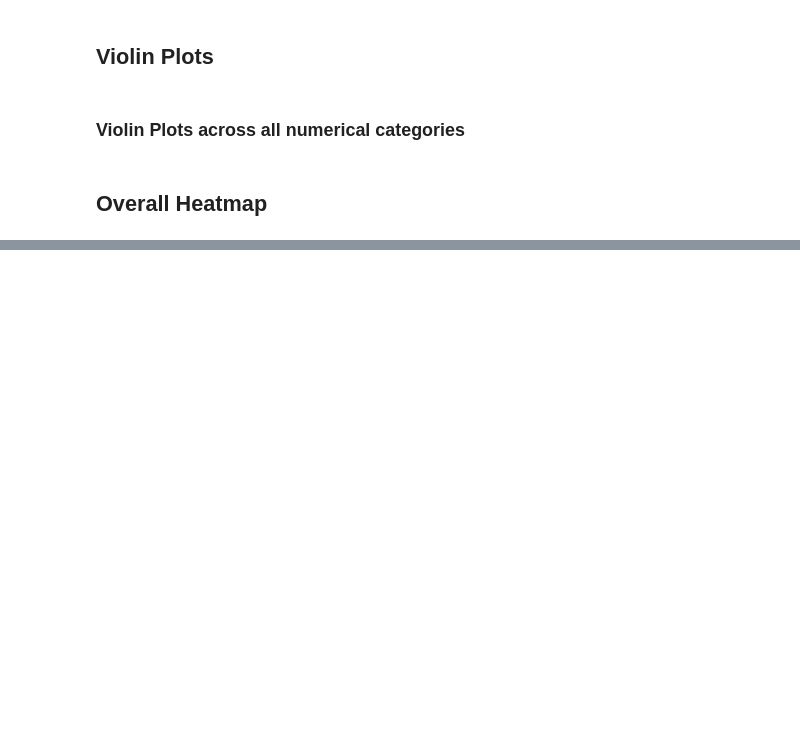
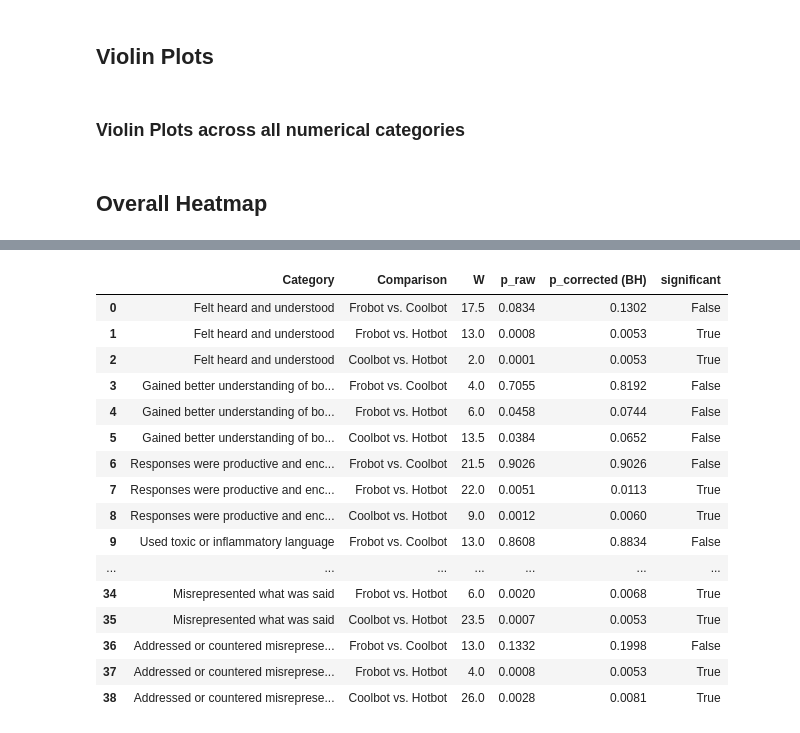
Before and after one commit to divilian/frozone, a Jupyter notebook: juypter_notebooks/data_analysis/experiment_results_414_vis.ipynb, the cells around one changed output, grey strips where cells are left out. Cells and saved outputs as stored; diff of their text form; code cells hidden in the pictures; blank space fills up the shorter version.

Commit message:
friedman + wilcoxon tests

```diff
--- a/juypter_notebooks/data_analysis/experiment_results_414_vis.ipynb
+++ b/juypter_notebooks/data_analysis/experiment_results_414_vis.ipynb
@@ -181,0 +223,48 @@ plt.show()
+# %%
+from scipy.stats import wilcoxon
+
+# --- All 39 pairwise Wilcoxon signed-rank tests ---
+pairwise_records = []
+for category, label in zip(VALID_VIOLIN_CATEGORIES, SHORT_LABELS):
+    for (bot1, field1), (bot2, field2) in itertools.combinations(BOTS, 2):
+        col1 = category.replace("[Field-Name]", f"[Field-{field1}]")
+        col2 = category.replace("[Field-Name]", f"[Field-{field2}]")
+        paired = results_data[[col1, col2]].dropna()
+        x, y = paired[col1].values, paired[col2].values
+        if (x == y).all():
+            stat, p = np.nan, 1.0
+        else:
+            stat, p = wilcoxon(x, y)
+        pairwise_records.append({
+            "Category": label,
+            "Comparison": f"{bot1} vs. {bot2}",
+            "W": stat,
+            "p_raw": p,
+        })
+
+pairwise_df = pd.DataFrame(pairwise_records)
+
+# BH correction across all 39 tests simultaneously
+_, p_corr, _, _ = multipletests(pairwise_df["p_raw"].fillna(1.0), method="fdr_bh")
+pairwise_df["p_corrected (BH)"] = p_corr
+pairwise_df["significant"] = pairwise_df["p_corrected (BH)"] < 0.05
+
+pairwise_df.style.format({"W": "{:.1f}", "p_raw": "{:.4f}", "p_corrected (BH)": "{:.4f}"})
+# %% [output]
+|  | Category | Comparison | W | p_raw | p_corrected (BH) | significant |
+| 0 | Felt heard and understood | Frobot vs. Coolbot | 17.5 | 0.0834 | 0.1302 | False |
+| 1 | Felt heard and understood | Frobot vs. Hotbot | 13.0 | 0.0008 | 0.0053 | True |
+| 2 | Felt heard and understood | Coolbot vs. Hotbot | 2.0 | 0.0001 | 0.0053 | True |
+| 3 | Gained better understanding of bo... | Frobot vs. Coolbot | 4.0 | 0.7055 | 0.8192 | False |
+| 4 | Gained better understanding of bo... | Frobot vs. Hotbot | 6.0 | 0.0458 | 0.0744 | False |
+| 5 | Gained better understanding of bo... | Coolbot vs. Hotbot | 13.5 | 0.0384 | 0.0652 | False |
+| 6 | Responses were productive and enc... | Frobot vs. Coolbot | 21.5 | 0.9026 | 0.9026 | False |
+| 7 | Responses were productive and enc... | Frobot vs. Hotbot | 22.0 | 0.0051 | 0.0113 | True |
+| 8 | Responses were productive and enc... | Coolbot vs. Hotbot | 9.0 | 0.0012 | 0.0060 | True |
+| 9 | Used toxic or inflammatory language | Frobot vs. Coolbot | 13.0 | 0.8608 | 0.8834 | False |
+| ... | ... | ... | ... | ... | ... | ... |
+| 34 | Misrepresented what was said | Frobot vs. Hotbot | 6.0 | 0.0020 | 0.0068 | True |
+| 35 | Misrepresented what was said | Coolbot vs. Hotbot | 23.5 | 0.0007 | 0.0053 | True |
+| 36 | Addressed or countered misreprese... | Frobot vs. Coolbot | 13.0 | 0.1332 | 0.1998 | False |
+| 37 | Addressed or countered misreprese... | Frobot vs. Hotbot | 4.0 | 0.0008 | 0.0053 | True |
+| 38 | Addressed or countered misreprese... | Coolbot vs. Hotbot | 26.0 | 0.0028 | 0.0081 | True |
```
Also changed, not shown: parts of 2 cells of this notebook.
